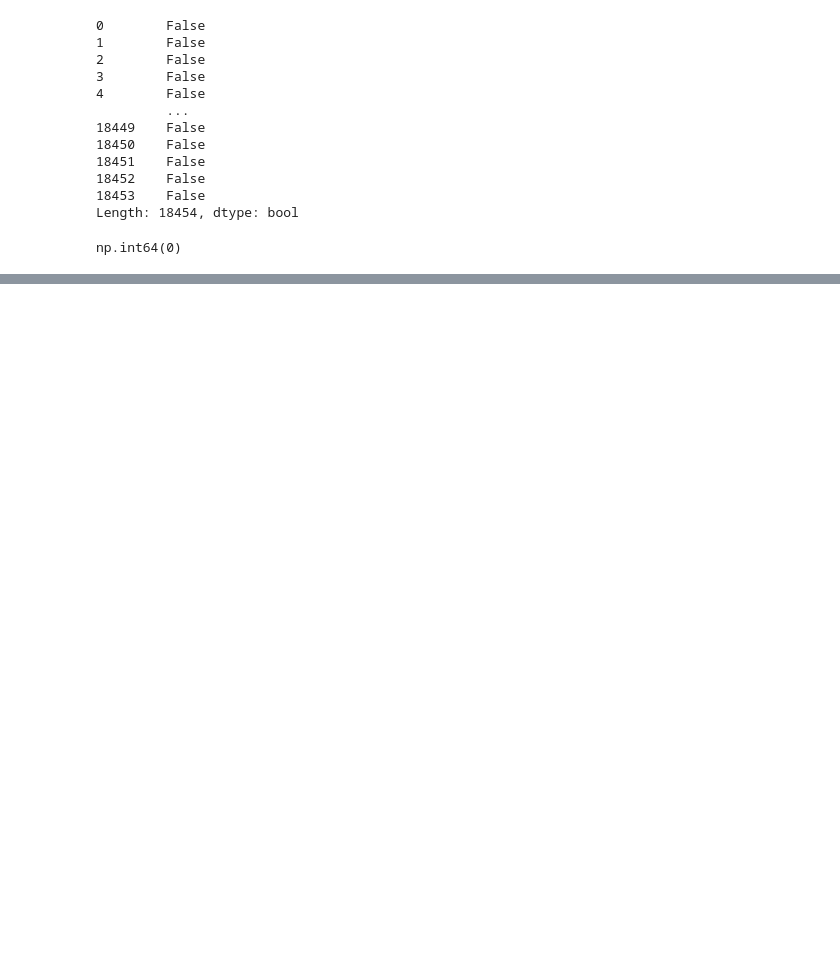
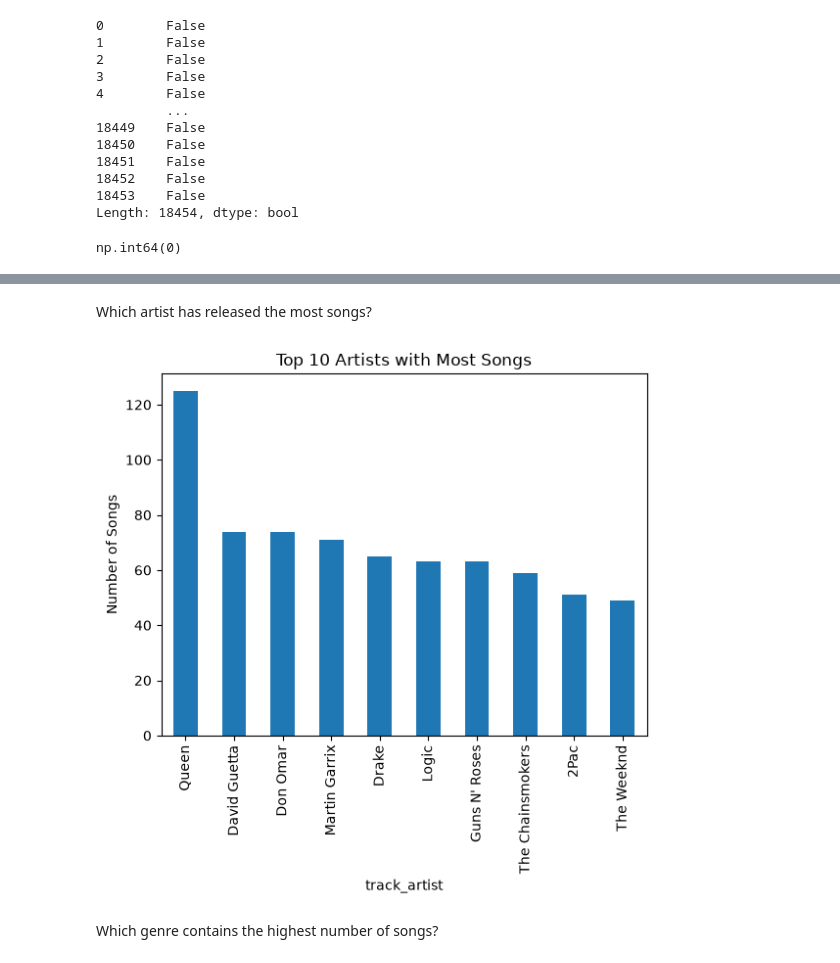
Before and after one commit to GnanajothiM/Spotify-Song-Trends-and-Audio-Feature-Analysis, a Jupyter notebook: source/spotify_songs.ipynb, the cells around one changed output, grey strips where cells are left out. Saved outputs shown, nothing was run; the diff lists cells and outputs as text; code cells hidden in the pictures; blank space fills up the shorter version.

Commit message:
charts completed

```diff
--- a/source/spotify_songs.ipynb
+++ b/source/spotify_songs.ipynb
@@ -211,0 +296,13 @@ np.int64(0)
+# %% [markdown]
+Which artist has released the most songs?
+# %%
+most_songs=spotify.groupby("track_artist")["track_name"].count().sort_values(ascending=False).head(10)
+# %%
+most_songs.plot(kind="bar")
+plt.ylabel("Number of Songs")
+plt.title("Top 10 Artists with Most Songs")
+plt.show()
+# %% [output]
+[figure, added]
+# %% [markdown]
+Which genre contains the highest number of songs?
```
Also changed, not shown: parts of 39 cells of this notebook.
